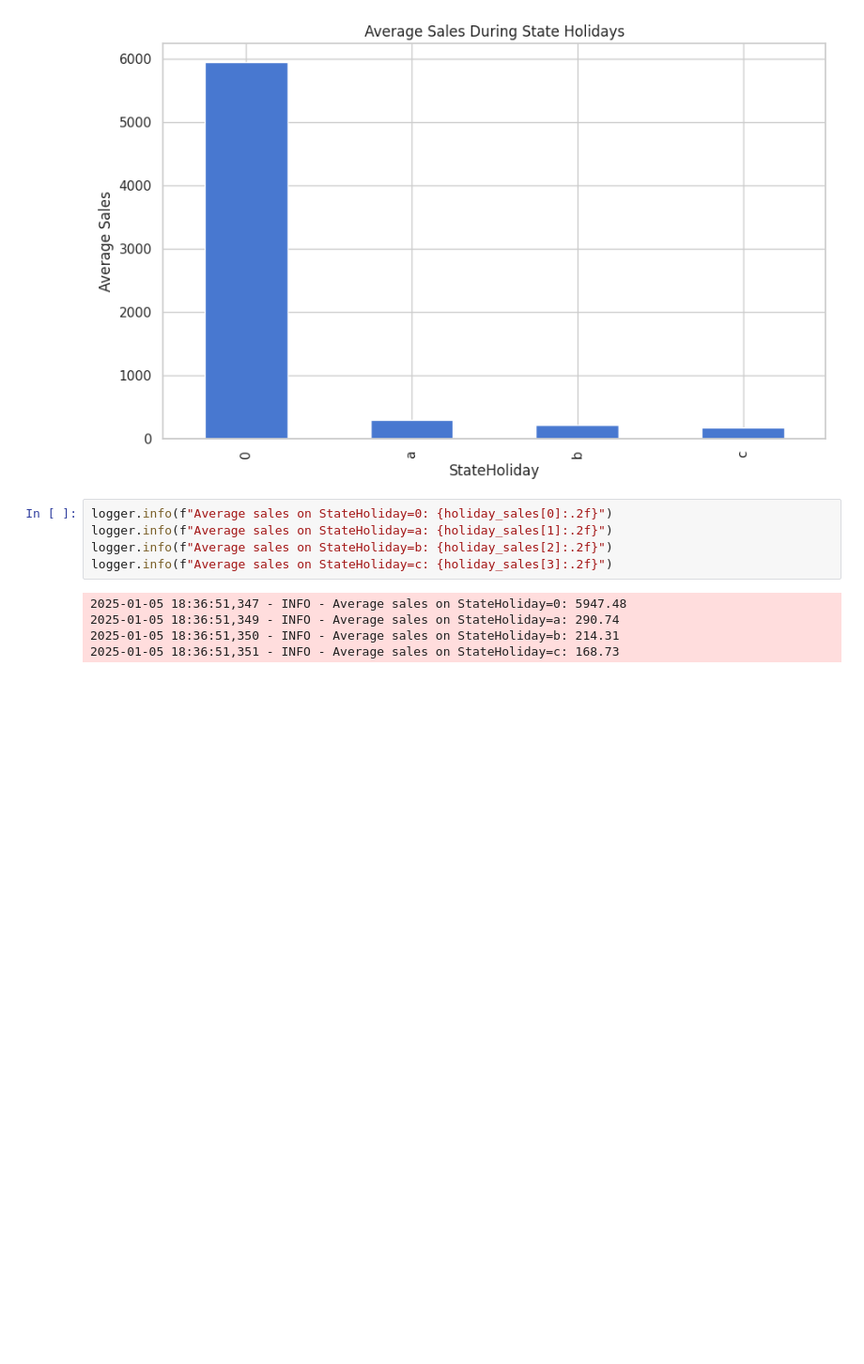
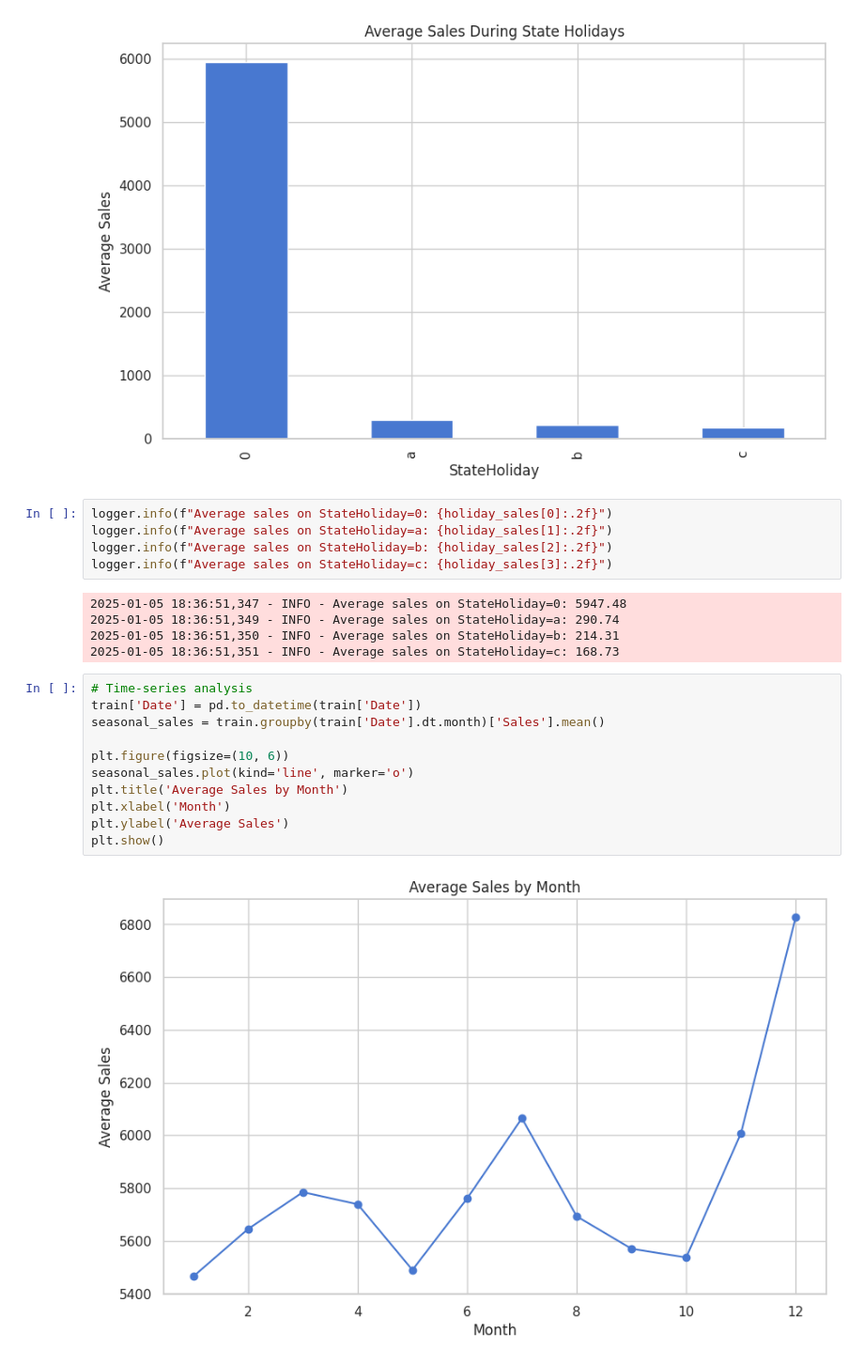
Before and after one commit to SaraFedlu/Sales-Forecasting-Pipeline, a Jupyter notebook: notebooks/eda.ipynb, the cells around one changed output. Shown at 94% size. Drawn from its saved outputs; the diff is of its cells as text; blank space fills up the shorter version.

Commit message:
analyze seasonal purchase behavior

```diff
--- a/notebooks/eda.ipynb
+++ b/notebooks/eda.ipynb
@@ -214,3 +214,16 @@ logger.info(f"Average sales on StateHoliday=c: {holiday_sales[3]:.2f}")
 2025-01-05 18:36:51,349 - INFO - Average sales on StateHoliday=a: 290.74
 2025-01-05 18:36:51,350 - INFO - Average sales on StateHoliday=b: 214.31
 2025-01-05 18:36:51,351 - INFO - Average sales on StateHoliday=c: 168.73
+# %%
+# Time-series analysis
+train['Date'] = pd.to_datetime(train['Date'])
+seasonal_sales = train.groupby(train['Date'].dt.month)['Sales'].mean()
+
+plt.figure(figsize=(10, 6))
+seasonal_sales.plot(kind='line', marker='o')
+plt.title('Average Sales by Month')
+plt.xlabel('Month')
+plt.ylabel('Average Sales')
+plt.show()
+# %% [output]
+[figure, added]
```
Also changed, not shown: parts of 1 cell of this notebook.
